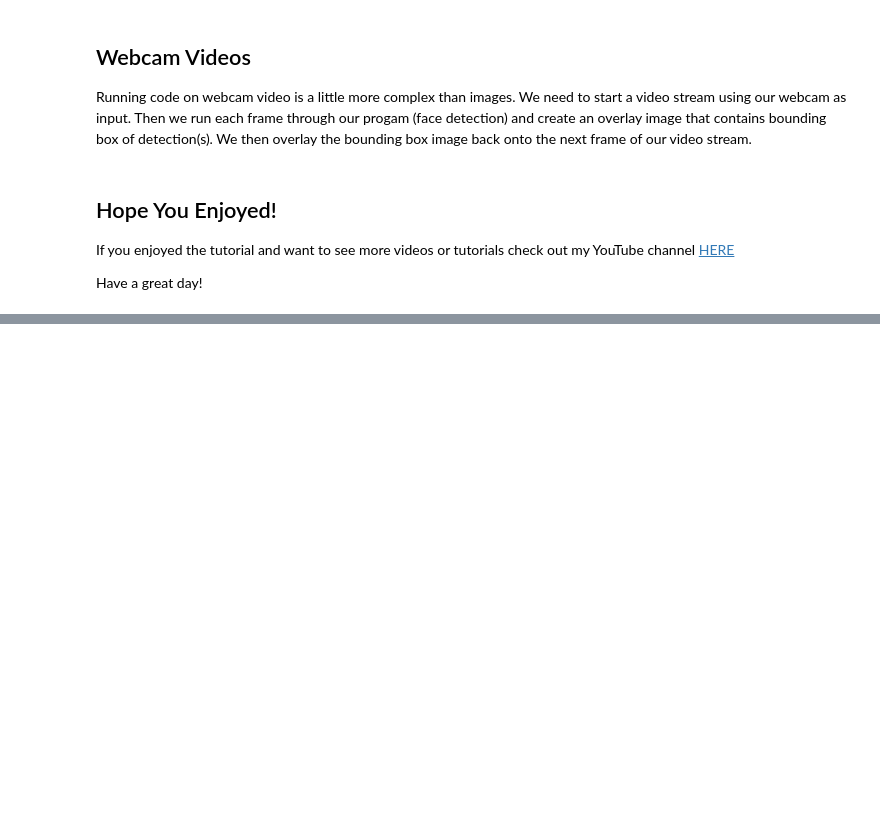
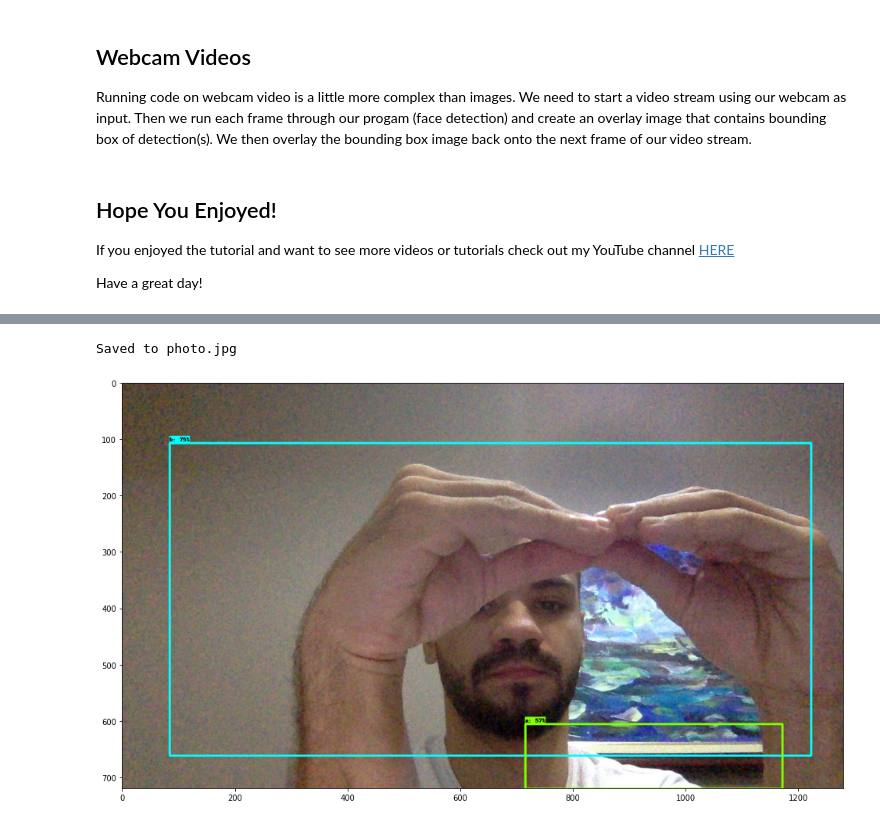
Before and after one commit to risto-trajanov/real-time-sign-language-recognition-macedonian, a Jupyter notebook: predictions.ipynb, the cells around one changed output, grey strips where cells are left out. Cells and saved outputs as stored; diff of their text form; code cells hidden in the pictures; blank space fills up the shorter version.

```diff
--- a/predictions.ipynb
+++ b/predictions.ipynb
@@ -661,0 +666,7 @@ except Exception as err:
+# %%
+filename = take_photo()
+print('Saved to {}'.format(filename))
+
+# Show the image which was just taken.
+make_predictions(filename)
+# %% [output]
@@ -661,0 +674,2 @@ except Exception as err:
+Saved to photo.jpg
+[figure, added]
```
Also changed, not shown: parts of 13 cells of this notebook, 1 other file.
